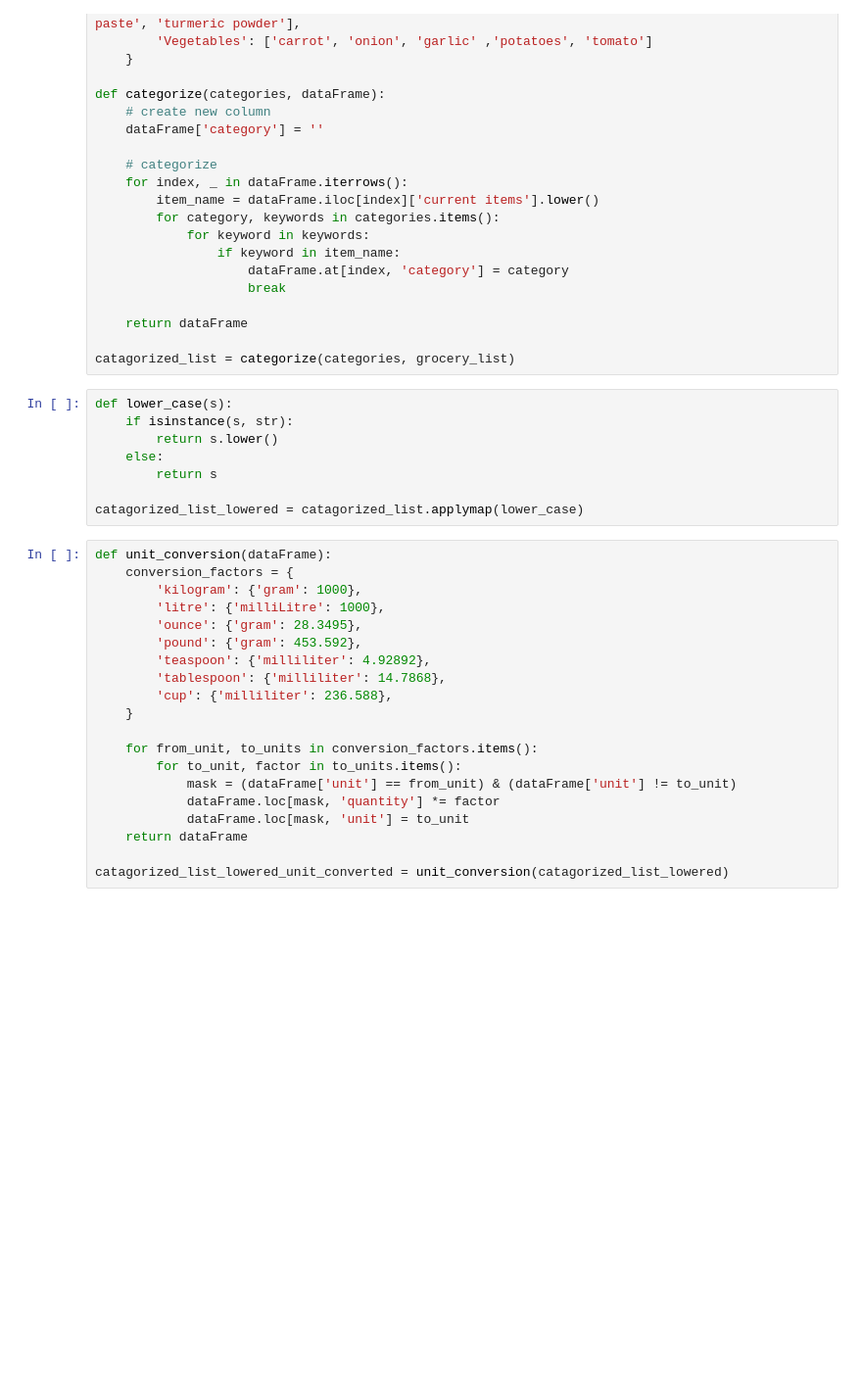
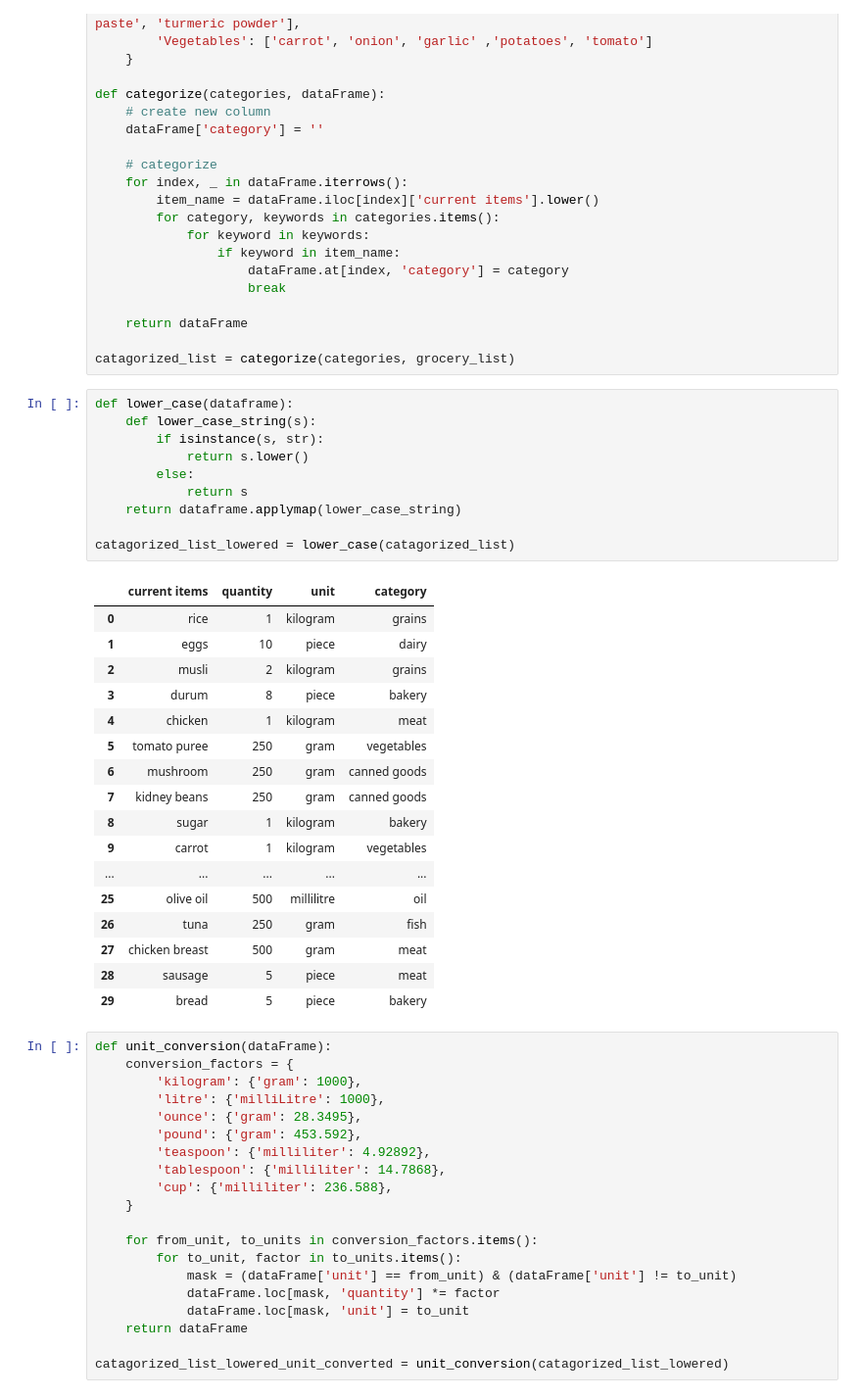
Before and after one commit to jistiak/aika, a Jupyter notebook: Shariar/Whats_in_my_kitchen.ipynb, the cells around one changed output. Shown at 98% size. Saved outputs shown, nothing was run; the diff lists cells and outputs as text; blank space fills up the shorter version.

```diff
--- a/Shariar/Whats_in_my_kitchen.ipynb
+++ b/Shariar/Whats_in_my_kitchen.ipynb
@@ -41,13 +43,33 @@ def categorize(categories, dataFrame):
 
 catagorized_list = categorize(categories, grocery_list)
 # %%
-def lower_case(s):
-    if isinstance(s, str):
-        return s.lower()
-    else:
-        return s
+def lower_case(dataframe):
+    def lower_case_string(s):
+        if isinstance(s, str):
+            return s.lower()
+        else:
+            return s
+    return dataframe.applymap(lower_case_string)
 
-catagorized_list_lowered = catagorized_list.applymap(lower_case)
+catagorized_list_lowered = lower_case(catagorized_list)
+# %% [output]
+|  | current items | quantity | unit | category |
+| 0 | rice | 1 | kilogram | grains |
+| 1 | eggs | 10 | piece | dairy |
+| 2 | musli | 2 | kilogram | grains |
+| 3 | durum | 8 | piece | bakery |
+| 4 | chicken | 1 | kilogram | meat |
+| 5 | tomato puree | 250 | gram | vegetables |
+| 6 | mushroom | 250 | gram | canned goods |
+| 7 | kidney beans | 250 | gram | canned goods |
+| 8 | sugar | 1 | kilogram | bakery |
+| 9 | carrot | 1 | kilogram | vegetables |
+| ... | ... | ... | ... | ... |
+| 25 | olive oil | 500 | millilitre | oil |
+| 26 | tuna | 250 | gram | fish |
+| 27 | chicken breast | 500 | gram | meat |
+| 28 | sausage | 5 | piece | meat |
+| 29 | bread | 5 | piece | bakery |
 # %%
 def unit_conversion(dataFrame):
     conversion_factors = {
```
Also changed, not shown: parts of 4 cells of this notebook.
